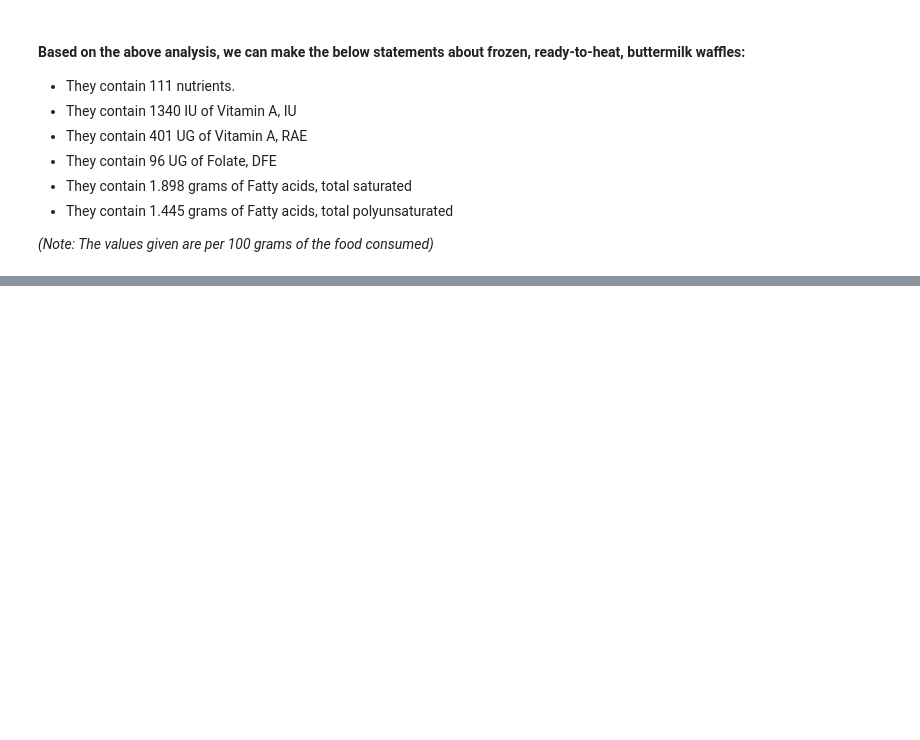
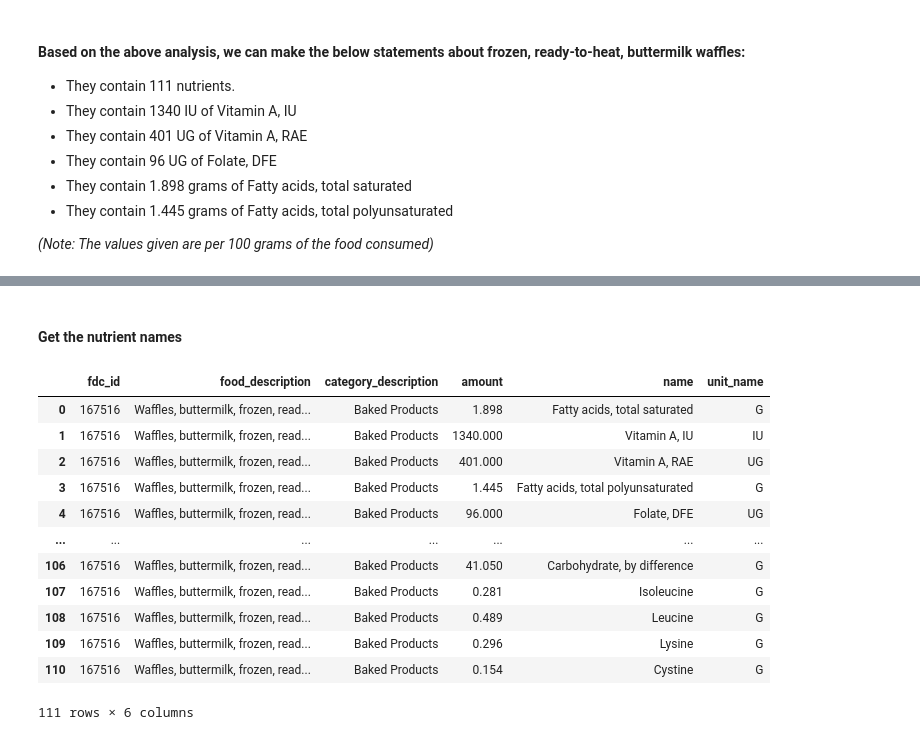
Before and after one commit to ariesunique/furry-waffle, a Jupyter notebook: FoodDataCentral.ipynb, the cells around one changed output, grey strips where cells are left out. Drawn from its saved outputs; the diff is of its cells as text; code cells hidden in the pictures; blank space fills up the shorter version.

Commit message:
Added code to find nutritional value of Waffles (a sample use case)

```diff
--- a/FoodDataCentral.ipynb
+++ b/FoodDataCentral.ipynb
@@ -210,0 +217,3 @@ nutrient[nutrient.id.isin( [1258, 1104, 1106, 1293, 1190]  )]
+# %%
+waffles_data = food_data[food_data.description.str.contains('Waffles')]
+waffles_data[['fdc_id', 'description', 'food_category_id']]
@@ -210,0 +232,5 @@ nutrient[nutrient.id.isin( [1258, 1104, 1106, 1293, 1190]  )]
+# %%
+waffles_merged_category = pd.merge(left=waffles_data,right=food_category, left_on='food_category_id', right_on='id')
+waffles_merged_category[['fdc_id', 'description_x', 'description_y']]
+waffles_merged_category.rename(columns={'description_x':'food_description','description_y':'category_description'}, inplace=True)
+waffles_merged_category[['fdc_id', 'food_description', 'category_description']]
@@ -210,0 +249,3 @@ nutrient[nutrient.id.isin( [1258, 1104, 1106, 1293, 1190]  )]
+# %%
+buttermilk_waffles = waffles_merged_category[waffles_merged_category.fdc_id.eq(167516)]
+buttermilk_waffles
@@ -210,0 +255,3 @@ nutrient[nutrient.id.isin( [1258, 1104, 1106, 1293, 1190]  )]
+# %%
+buttermilkwaffles_merged_nutrients = pd.merge(left=buttermilk_waffles,right=food_nutrient, left_on='fdc_id', right_on='fdc_id')
+buttermilkwaffles_merged_nutrients[['fdc_id', 'food_description', 'category_description', 'amount']]
@@ -210,0 +272,19 @@ nutrient[nutrient.id.isin( [1258, 1104, 1106, 1293, 1190]  )]
+# %% [markdown]
+#### Get the nutrient names
+# %%
+buttermilkwaffles_merged_nutrient_names = pd.merge(left=buttermilkwaffles_merged_nutrients,right=nutrient, left_on='nutrient_id', right_on='id')
+buttermilkwaffles_merged_nutrient_names[['fdc_id', 'food_description', 'category_description', 'amount', 'name', 'unit_name']]
+# %% [output]
+|  | fdc_id | food_description | category_description | amount | name | unit_name |
+| 0 | 167516 | Waffles, buttermilk, frozen, read... | Baked Products | 1.898 | Fatty acids, total saturated | G |
+| 1 | 167516 | Waffles, buttermilk, frozen, read... | Baked Products | 1340.000 | Vitamin A, IU | IU |
+| 2 | 167516 | Waffles, buttermilk, frozen, read... | Baked Products | 401.000 | Vitamin A, RAE | UG |
+| 3 | 167516 | Waffles, buttermilk, frozen, read... | Baked Products | 1.445 | Fatty acids, total polyunsaturated | G |
+| 4 | 167516 | Waffles, buttermilk, frozen, read... | Baked Products | 96.000 | Folate, DFE | UG |
+| ... | ... | ... | ... | ... | ... | ... |
+| 106 | 167516 | Waffles, buttermilk, frozen, read... | Baked Products | 41.050 | Carbohydrate, by difference | G |
+| 107 | 167516 | Waffles, buttermilk, frozen, read... | Baked Products | 0.281 | Isoleucine | G |
+| 108 | 167516 | Waffles, buttermilk, frozen, read... | Baked Products | 0.489 | Leucine | G |
+| 109 | 167516 | Waffles, buttermilk, frozen, read... | Baked Products | 0.296 | Lysine | G |
+| 110 | 167516 | Waffles, buttermilk, frozen, read... | Baked Products | 0.154 | Cystine | G |
+111 rows × 6 columns
```
Also changed, not shown: parts of 7 cells of this notebook.
